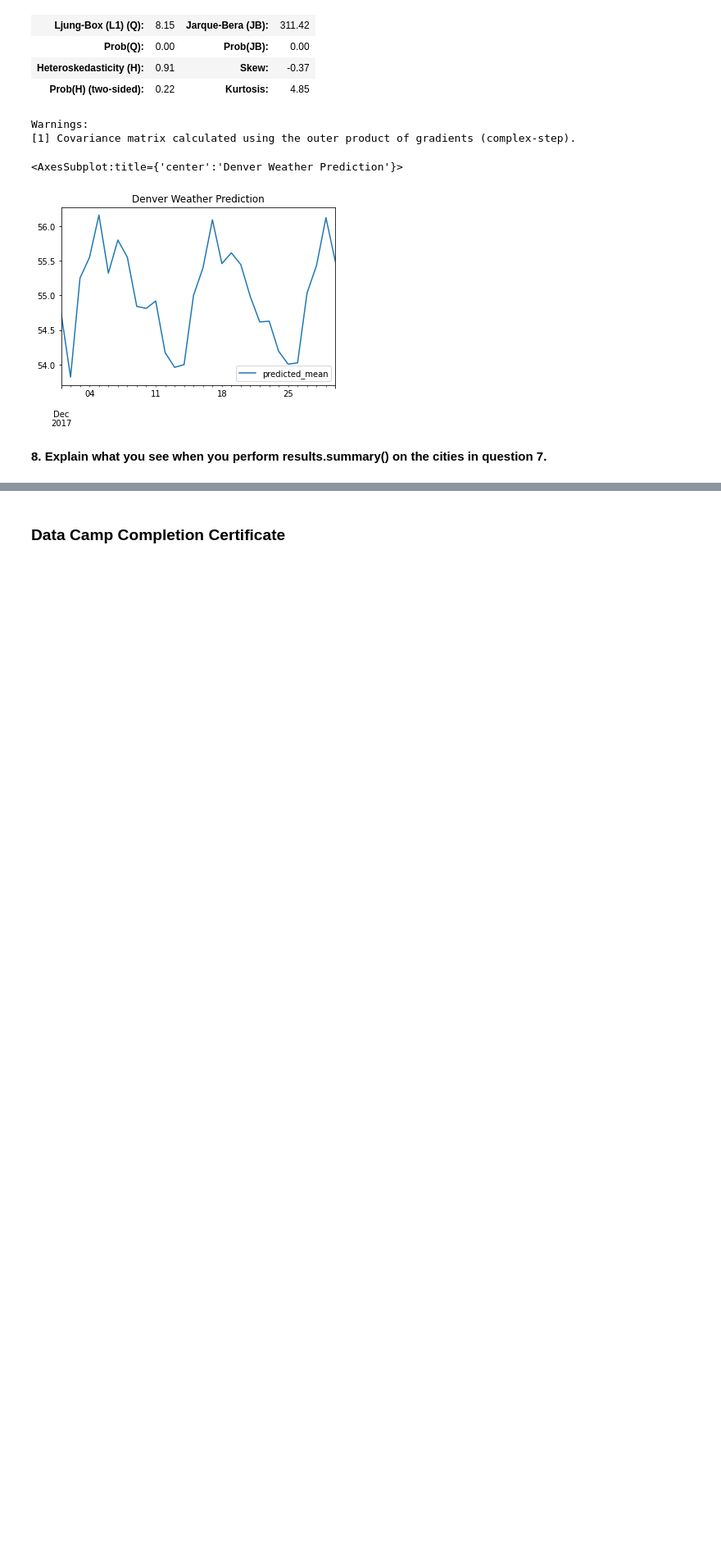
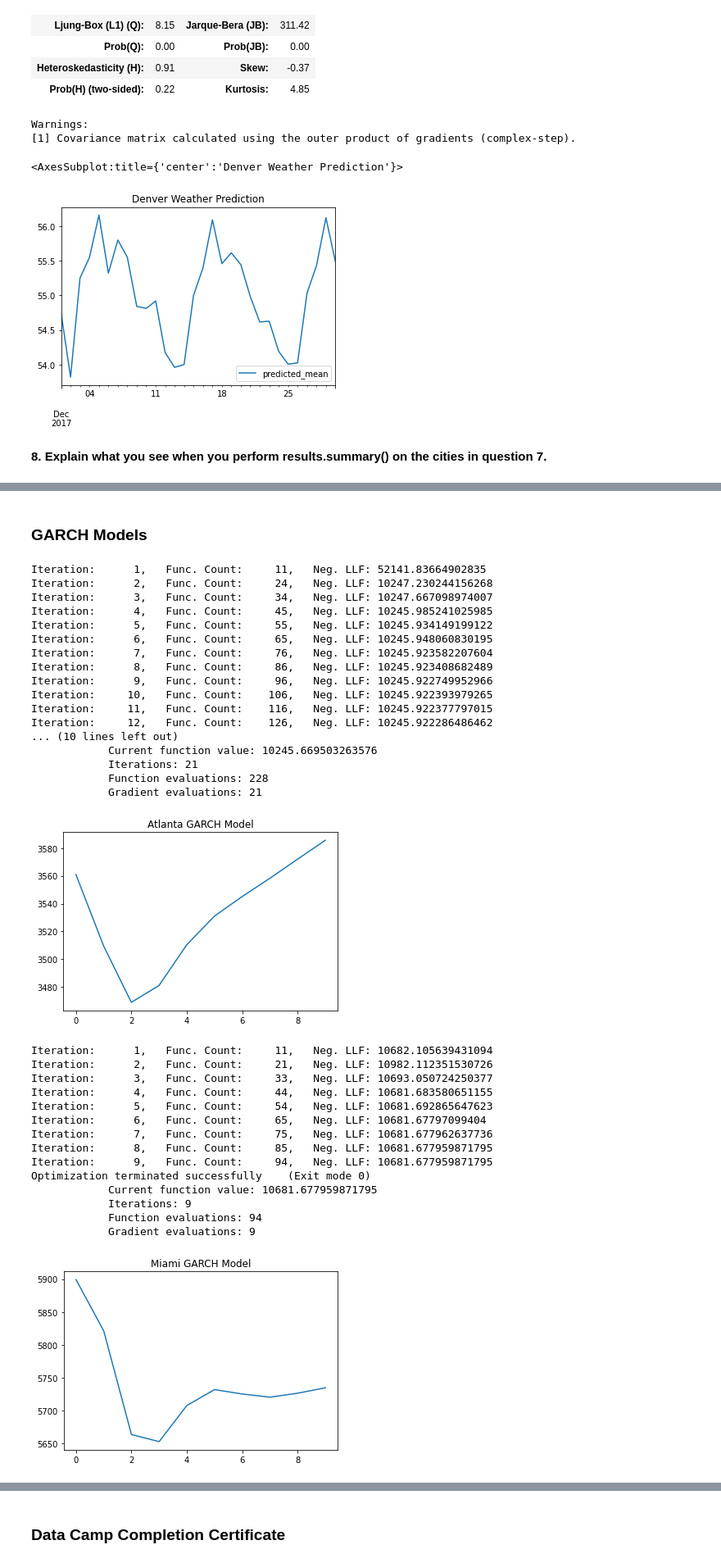
Before and after one commit to artolon/HW11-Time-Series, a Jupyter notebook: Homework11 - Time Series Analysis.ipynb, the cells around one changed output, grey strips where cells are left out. Shown at 82% size. Cells and saved outputs as stored; diff of their text form; code cells hidden in the pictures; blank space fills up the shorter version.

```diff
--- a/Homework11 - Time Series Analysis.ipynb
+++ b/Homework11 - Time Series Analysis.ipynb
@@ -595,0 +766,60 @@ What do GARCH and ARCH Stand for? Break down and explain each piece in the names
+# %% [markdown]
+### GARCH Models
+# %%
+# Drop NAs from data set
+temp_no_na = day_temp.dropna()
+
+# Make a city list to iterate through
+city_list = ['Atlanta', 'Miami', 'Detroit', 'Seattle', 'Denver']
+
+# For loop to iteratively create the GARCH models for every city in our list
+for city in city_list:
+    # Define the GARCH Model
+    GARCH = arch_model(temp_no_na[city], mean='Zero', vol='GARCH', p=4, q=4)
+    # Fit model
+    GARCH_fit = GARCH.fit()
+    # forecast results using variance from the last 10 time steps
+    GARCH_predict = GARCH_fit.forecast(horizon=10)
+
+    # plot forecast variance
+
+    # This plots the last index of the 'prediction' data set, which holds our predicted variance values
+    # It plots every time step of that index (all the columns).
+    #In this case, 10 time steps, since that is what's specified
+    plt.plot(GARCH_predict.variance.values[-1, :])
+    plt.title(str(city)+' GARCH Model')
+    plt.show()
+# %% [output]
+Iteration:      1,   Func. Count:     11,   Neg. LLF: 52141.83664902835
+Iteration:      2,   Func. Count:     24,   Neg. LLF: 10247.230244156268
+Iteration:      3,   Func. Count:     34,   Neg. LLF: 10247.667098974007
+Iteration:      4,   Func. Count:     45,   Neg. LLF: 10245.985241025985
+Iteration:      5,   Func. Count:     55,   Neg. LLF: 10245.934149199122
+Iteration:      6,   Func. Count:     65,   Neg. LLF: 10245.948060830195
+Iteration:      7,   Func. Count:     76,   Neg. LLF: 10245.923582207604
+Iteration:      8,   Func. Count:     86,   Neg. LLF: 10245.923408682489
+Iteration:      9,   Func. Count:     96,   Neg. LLF: 10245.922749952966
+Iteration:     10,   Func. Count:    106,   Neg. LLF: 10245.922393979265
+Iteration:     11,   Func. Count:    116,   Neg. LLF: 10245.922377797015
+Iteration:     12,   Func. Count:    126,   Neg. LLF: 10245.922286486462
+... (10 lines left out)
+            Current function value: 10245.669503263576
+            Iterations: 21
+            Function evaluations: 228
+            Gradient evaluations: 21
+[figure, added]
+Iteration:      1,   Func. Count:     11,   Neg. LLF: 10682.105639431094
+Iteration:      2,   Func. Count:     21,   Neg. LLF: 10982.112351530726
+Iteration:      3,   Func. Count:     33,   Neg. LLF: 10693.050724250377
+Iteration:      4,   Func. Count:     44,   Neg. LLF: 10681.683580651155
+Iteration:      5,   Func. Count:     54,   Neg. LLF: 10681.692865647623
+Iteration:      6,   Func. Count:     65,   Neg. LLF: 10681.67797099404
+Iteration:      7,   Func. Count:     75,   Neg. LLF: 10681.677962637736
+Iteration:      8,   Func. Count:     85,   Neg. LLF: 10681.677959871795
+Iteration:      9,   Func. Count:     94,   Neg. LLF: 10681.677959871795
+Optimization terminated successfully    (Exit mode 0)
+            Current function value: 10681.677959871795
+            Iterations: 9
+            Function evaluations: 94
+            Gradient evaluations: 9
+[figure, added]
```
Also changed, not shown: parts of 15 cells of this notebook.
